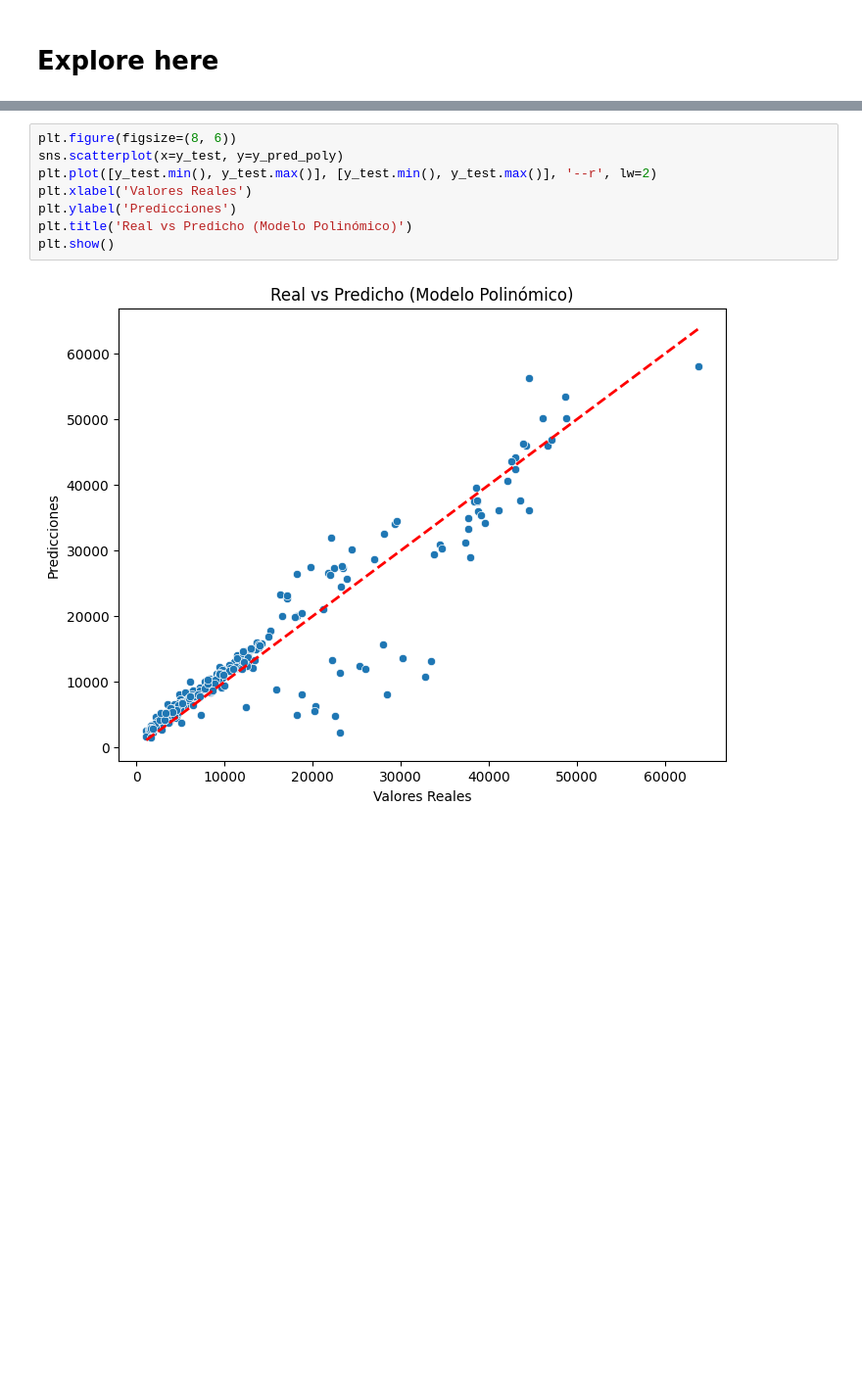
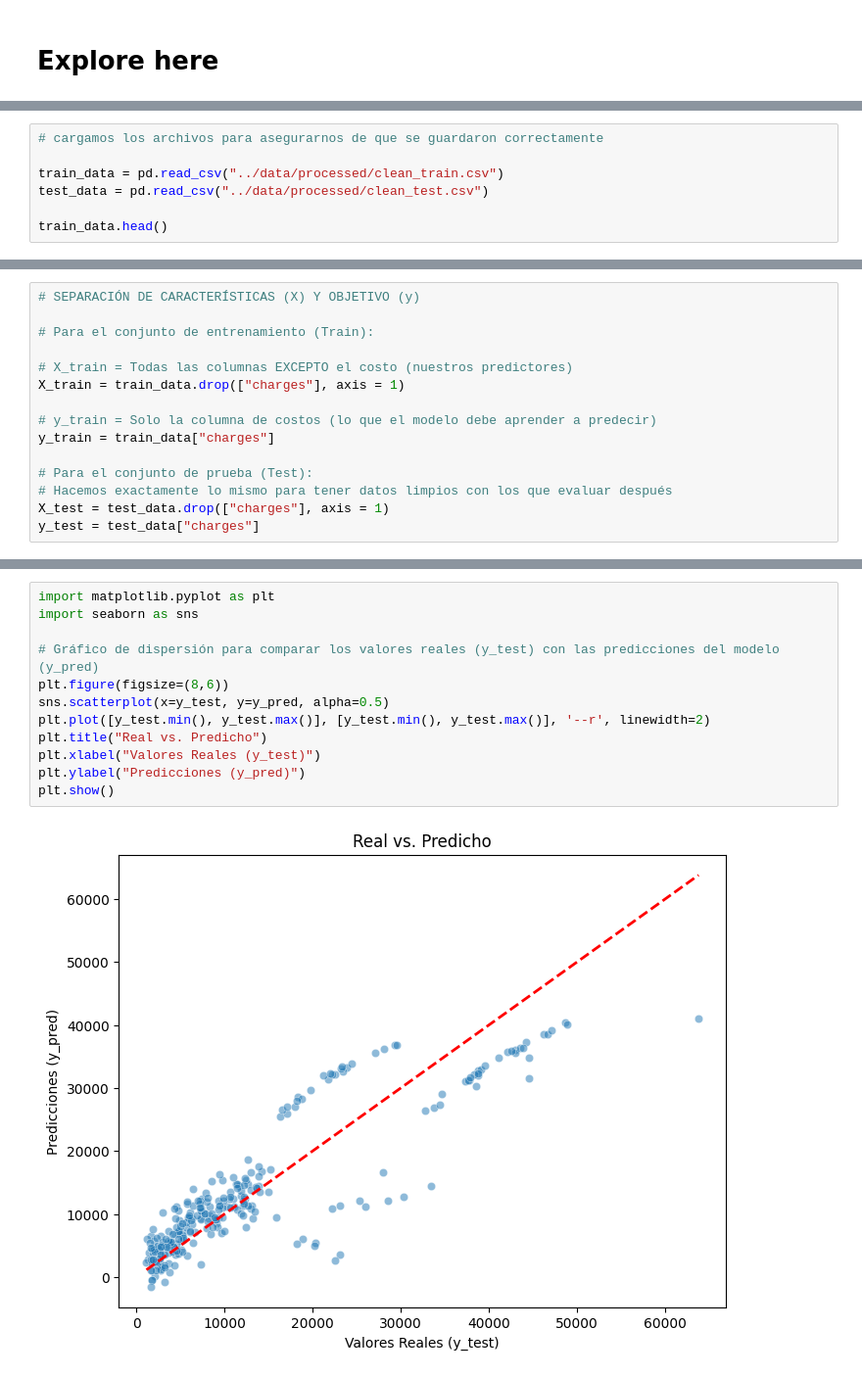
Before and after one commit to Lili-ru/Proyecto-de-Regresi-n-Lineal, a Jupyter notebook: src/explore.ipynb, the cells around one changed output, grey strips where cells are left out. Shown at 98% size. Saved outputs shown, nothing was run; the diff lists cells and outputs as text; blank space fills up the shorter version.

Commit message:
modelo de regresion lineal

```diff
--- a/src/explore.ipynb
+++ b/src/explore.ipynb
@@ -97,0 +142,7 @@ Aqui se ve una mejora significativa en el R2 Score, lo que indica que el modelo
+# %%
+# cargamos los archivos para asegurarnos de que se guardaron correctamente
+
+train_data = pd.read_csv("../data/processed/clean_train.csv")
+test_data = pd.read_csv("../data/processed/clean_test.csv")
+
+train_data.head()
@@ -97,0 +197,15 @@ Aqui se ve una mejora significativa en el R2 Score, lo que indica que el modelo
+# %%
+# SEPARACIÓN DE CARACTERÍSTICAS (X) Y OBJETIVO (y)
+
+# Para el conjunto de entrenamiento (Train):
+
+# X_train = Todas las columnas EXCEPTO el costo (nuestros predictores)
+X_train = train_data.drop(["charges"], axis = 1)
+
+# y_train = Solo la columna de costos (lo que el modelo debe aprender a predecir)
+y_train = train_data["charges"]
+
+# Para el conjunto de prueba (Test):
+# Hacemos exactamente lo mismo para tener datos limpios con los que evaluar después
+X_test = test_data.drop(["charges"], axis = 1)
+y_test = test_data["charges"]
@@ -98,10 +261,14 @@ Aqui se ve una mejora significativa en el R2 Score, lo que indica que el modelo
 # %%
-plt.figure(figsize=(8, 6))
-sns.scatterplot(x=y_test, y=y_pred_poly)
-plt.plot([y_test.min(), y_test.max()], [y_test.min(), y_test.max()], '--r', lw=2)
-plt.xlabel('Valores Reales')
-plt.ylabel('Predicciones')
-plt.title('Real vs Predicho (Modelo Polinómico)')
+import matplotlib.pyplot as plt
+import seaborn as sns
+
+# Gráfico de dispersión para comparar los valores reales (y_test) con las predicciones del modelo (y_pred)
+plt.figure(figsize=(8,6))
+sns.scatterplot(x=y_test, y=y_pred, alpha=0.5)
+plt.plot([y_test.min(), y_test.max()], [y_test.min(), y_test.max()], '--r', linewidth=2)
+plt.title("Real vs. Predicho")
+plt.xlabel("Valores Reales (y_test)")
+plt.ylabel("Predicciones (y_pred)")
 plt.show()
 # %% [output]
-[figure, old version]
+[figure, new version]
```
Also changed, not shown: parts of 23 cells of this notebook, 2 other files.
